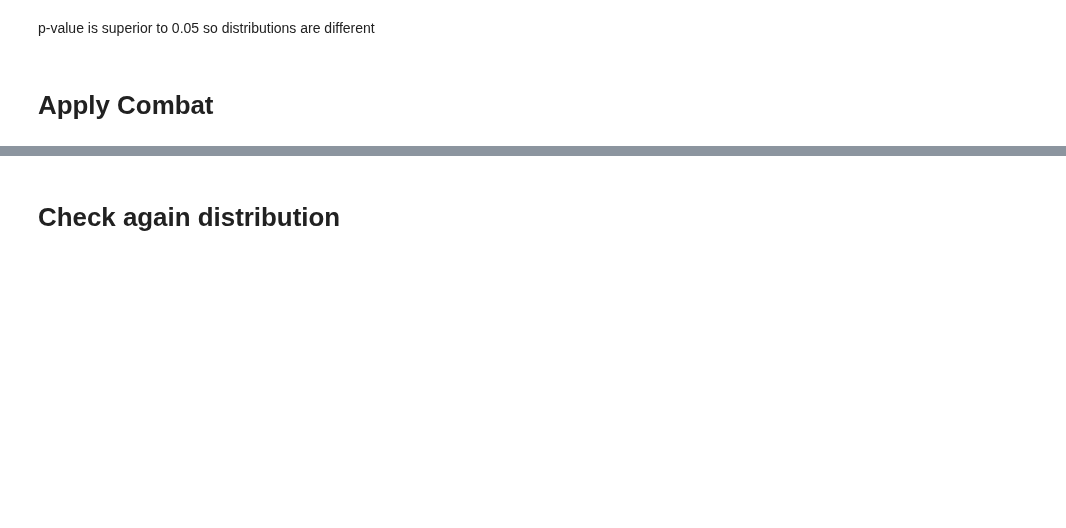
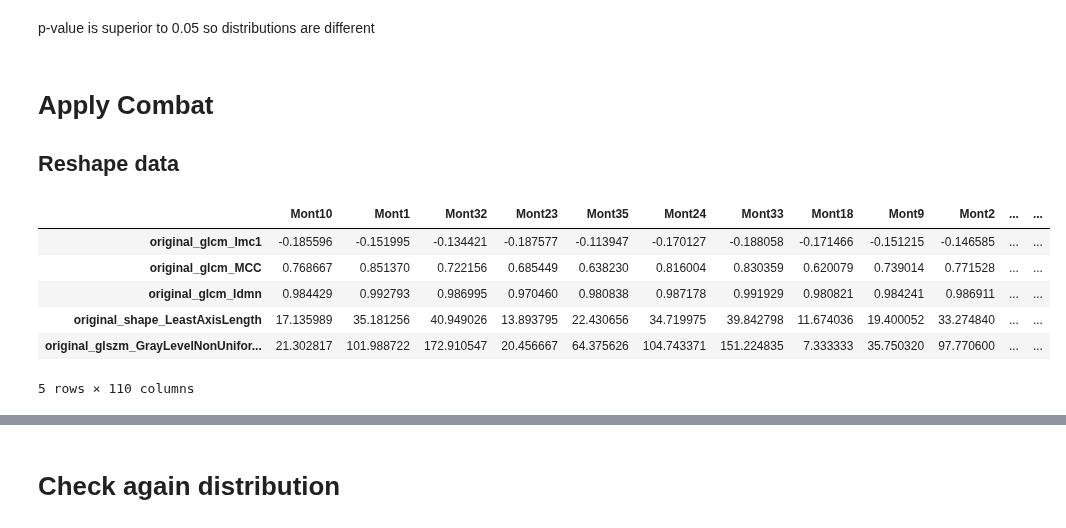
Before and after one commit to ftach/delta-rad, a Jupyter notebook: madrid_study/5_apply_combat.ipynb, the cells around one changed output, grey strips where cells are left out. Cells and saved outputs as stored; diff of their text form; code cells hidden in the pictures; blank space fills up the shorter version.

```diff
--- a/madrid_study/5_apply_combat.ipynb
+++ b/madrid_study/5_apply_combat.ipynb
@@ -95,3 +95,18 @@ KstestResult(statistic=0.21556496255291435, pvalue=0.15418168996920978, statisti
 p-value is superior to 0.05 so distributions are different
 # %% [markdown]
 # Apply Combat
+## Reshape data
+# %%
+madrid_simu = madrid_simu.transpose()
+icm_simu = icm_simu.transpose()
+simu = pd.concat([madrid_simu, icm_simu], axis=1)
+simu = simu.dropna(axis=1, how='all')
+simu.head()
+# %% [output]
+|  | Mont10 | Mont1 | Mont32 | Mont23 | Mont35 | Mont24 | Mont33 | Mont18 | Mont9 | Mont2 | ... | ... |
+| original_glcm_Imc1 | -0.185596 | -0.151995 | -0.134421 | -0.187577 | -0.113947 | -0.170127 | -0.188058 | -0.171466 | -0.151215 | -0.146585 | ... | ... |
+| original_glcm_MCC | 0.768667 | 0.851370 | 0.722156 | 0.685449 | 0.638230 | 0.816004 | 0.830359 | 0.620079 | 0.739014 | 0.771528 | ... | ... |
+| original_glcm_Idmn | 0.984429 | 0.992793 | 0.986995 | 0.970460 | 0.980838 | 0.987178 | 0.991929 | 0.980821 | 0.984241 | 0.986911 | ... | ... |
+| original_shape_LeastAxisLength | 17.135989 | 35.181256 | 40.949026 | 13.893795 | 22.430656 | 34.719975 | 39.842798 | 11.674036 | 19.400052 | 33.274840 | ... | ... |
+| original_glszm_GrayLevelNonUnifor... | 21.302817 | 101.988722 | 172.910547 | 20.456667 | 64.375626 | 104.743371 | 151.224835 | 7.333333 | 35.750320 | 97.770600 | ... | ... |
+5 rows × 110 columns
```
Also changed, not shown: parts of 10 cells of this notebook.
